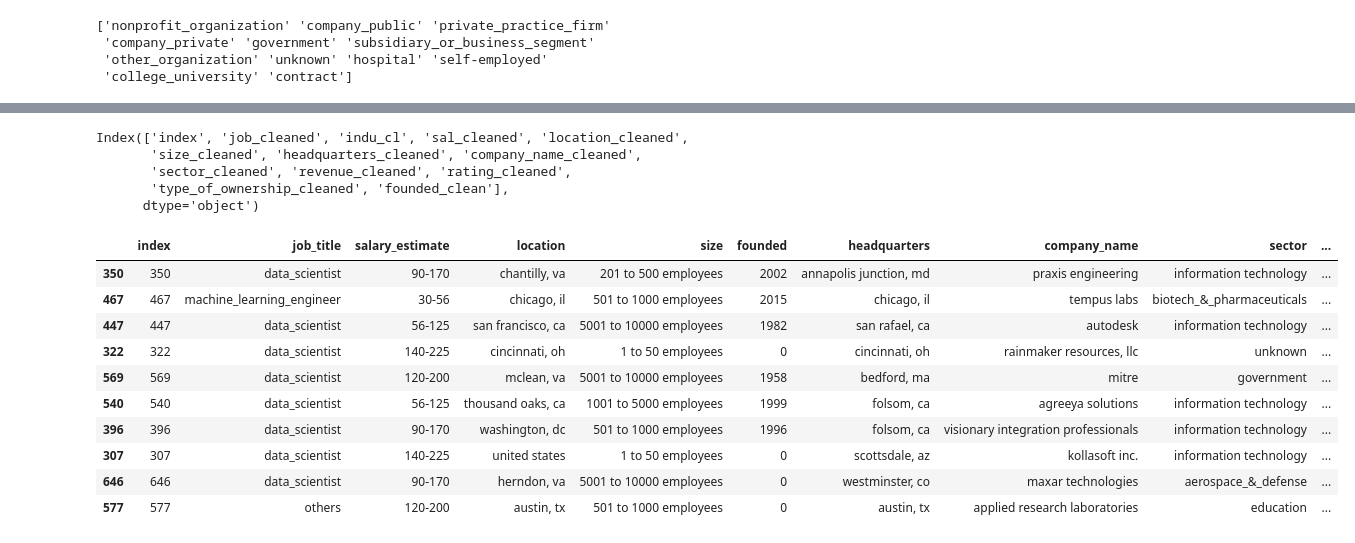
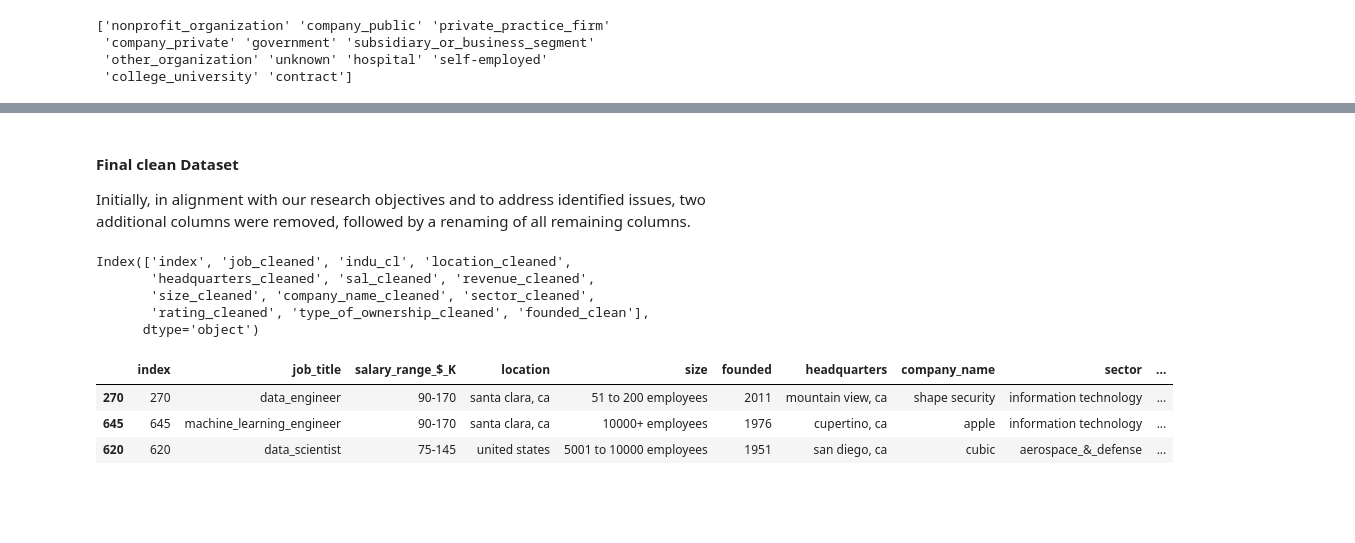
Before and after one commit to LeilaJavanmardi/project1, a Jupyter notebook: notebooks/Jobanalysis_main.ipynb, the cells around one changed output, grey strips where cells are left out. Cells and saved outputs as stored; diff of their text form; code cells hidden in the pictures; blank space fills up the shorter version.

```diff
--- a/notebooks/Jobanalysis_main.ipynb
+++ b/notebooks/Jobanalysis_main.ipynb
@@ -371,0 +309,6 @@ array(['Healthfirst\n3.1', 'ManTech\n4.2', 'Analysis Group\n3.8',
+# %%
+df_clean['revenue_cleaned']=df_clean.revenue.str.lower().str.strip().str.replace('(usd)','')
+df_clean.revenue_cleaned = df_clean.revenue_cleaned.str.replace('unknown / non-applicable','unknown_non_applicable')
+df_clean.revenue_cleaned =df_clean.revenue_cleaned.fillna('unknown_non_applicable')
+print(f'\nAfter uniformating, the reveneus are now categorized in the bellow \033[1m{df_clean.revenue_cleaned.nunique()}\033[0m groups,\nwhile the missing or nonapplicable values were assigned as unknown / non-applicable:')
+print(df_clean.revenue_cleaned.unique())
@@ -413,10 +336,0 @@ print(df_clean.sector_cleaned.isna().sum())
-# %%
-print(df_clean.revenue.isna().sum())
-print(df_clean.revenue.dtype)
-df_clean.revenue.unique()
-
-df_clean['revenue_cleaned']=df_clean.revenue.str.lower().str.strip().str.replace('(USD)','')
-df_clean.revenue_cleaned = df_clean.revenue_cleaned.str.replace('unknown / non-applicable','unknown_non_applicable')
-df_clean.revenue_cleaned =df_clean.revenue_cleaned.fillna('unknown_non_applicable')
-print(df_clean.revenue_cleaned.isna().sum())
-df_clean.revenue_cleaned.unique()
@@ -537,44 +386,39 @@ print(df_clean.competitors.unique())
+# %% [markdown]
+#
+#### Final clean Dataset
+Initially, in alignment with our research objectives and to address identified issues, two additional columns were removed, followed by a renaming of all remaining columns.
 # %%
 df_final=df_clean.drop(columns=['job_description','competitors'])
 df_final.columns
 # %% [output]
-Index(['index', 'job_cleaned', 'indu_cl', 'sal_cleaned', 'location_cleaned',
-       'size_cleaned', 'headquarters_cleaned', 'company_name_cleaned',
-       'sector_cleaned', 'revenue_cleaned', 'rating_cleaned',
-       'type_of_ownership_cleaned', 'founded_clean'],
+Index(['index', 'job_cleaned', 'indu_cl', 'location_cleaned',
+       'headquarters_cleaned', 'sal_cleaned', 'revenue_cleaned',
+       'size_cleaned', 'company_name_cleaned', 'sector_cleaned',
+       'rating_cleaned', 'type_of_ownership_cleaned', 'founded_clean'],
       dtype='object')
 # %%
 new_column_names = {
     'index': 'index',
     'job_cleaned': 'job_title',
-    'sal_cleaned': 'salary_estimate',
+    'sal_cleaned': 'salary_range_$_K',
     'location_cleaned': 'location',
     'size_cleaned': 'size',
     'founded_clean':'founded',
     'headquarters_cleaned': 'headquarters',
     'company_name_cleaned': 'company_name',
     'sector_cleaned': 'sector',
     'revenue_cleaned': 'revenue',
     'rating_cleaned': 'rating',
     'type_of_ownership_cleaned': 'type_of_ownership',
     'indu_cl': 'industry',
-    'founded': 'founded'
-
 }
 
 # Renaming the columns and their reorder in the final dataset
 df_final = df_final.rename(columns=new_column_names)
 df_final = df_final[new_column_names.values()]
-df_final.sample(10)
+df_final.sample(3)
 # %% [output]
-|  | index | job_title | salary_estimate | location | size | founded | headquarters | company_name | sector | ... |
-| 350 | 350 | data_scientist | 90-170 | chantilly, va | 201 to 500 employees | 2002 | annapolis junction, md | praxis engineering | information technology | ... |
-| 467 | 467 | machine_learning_engineer | 30-56 | chicago, il | 501 to 1000 employees | 2015 | chicago, il | tempus labs | biotech_&_pharmaceuticals | ... |
-| 447 | 447 | data_scientist | 56-125 | san francisco, ca | 5001 to 10000 employees | 1982 | san rafael, ca | autodesk | information technology | ... |
-| 322 | 322 | data_scientist | 140-225 | cincinnati, oh | 1 to 50 employees | 0 | cincinnati, oh | rainmaker resources, llc | unknown | ... |
-| 569 | 569 | data_scientist | 120-200 | mclean, va | 5001 to 10000 employees | 1958 | bedford, ma | mitre | government | ... |
-| 540 | 540 | data_scientist | 56-125 | thousand oaks, ca | 1001 to 5000 employees | 1999 | folsom, ca | agreeya solutions | information technology | ... |
-| 396 | 396 | data_scientist | 90-170 | washington, dc | 501 to 1000 employees | 1996 | folsom, ca | visionary integration professionals | information technology | ... |
-| 307 | 307 | data_scientist | 140-225 | united states | 1 to 50 employees | 0 | scottsdale, az | kollasoft inc. | information technology | ... |
-| 646 | 646 | data_scientist | 90-170 | herndon, va | 5001 to 10000 employees | 0 | westminster, co | maxar technologies | aerospace_&_defense | ... |
-| 577 | 577 | others | 120-200 | austin, tx | 501 to 1000 employees | 0 | austin, tx | applied research laboratories | education | ... |
+|  | index | job_title | salary_range_$_K | location | size | founded | headquarters | company_name | sector | ... |
+| 270 | 270 | data_engineer | 90-170 | santa clara, ca | 51 to 200 employees | 2011 | mountain view, ca | shape security | information technology | ... |
+| 645 | 645 | machine_learning_engineer | 90-170 | santa clara, ca | 10000+ employees | 1976 | cupertino, ca | apple | information technology | ... |
+| 620 | 620 | data_scientist | 75-145 | united states | 5001 to 10000 employees | 1951 | san diego, ca | cubic | aerospace_&_defense | ... |
```
Also changed, not shown: parts of 42 cells of this notebook, 1 other file.
